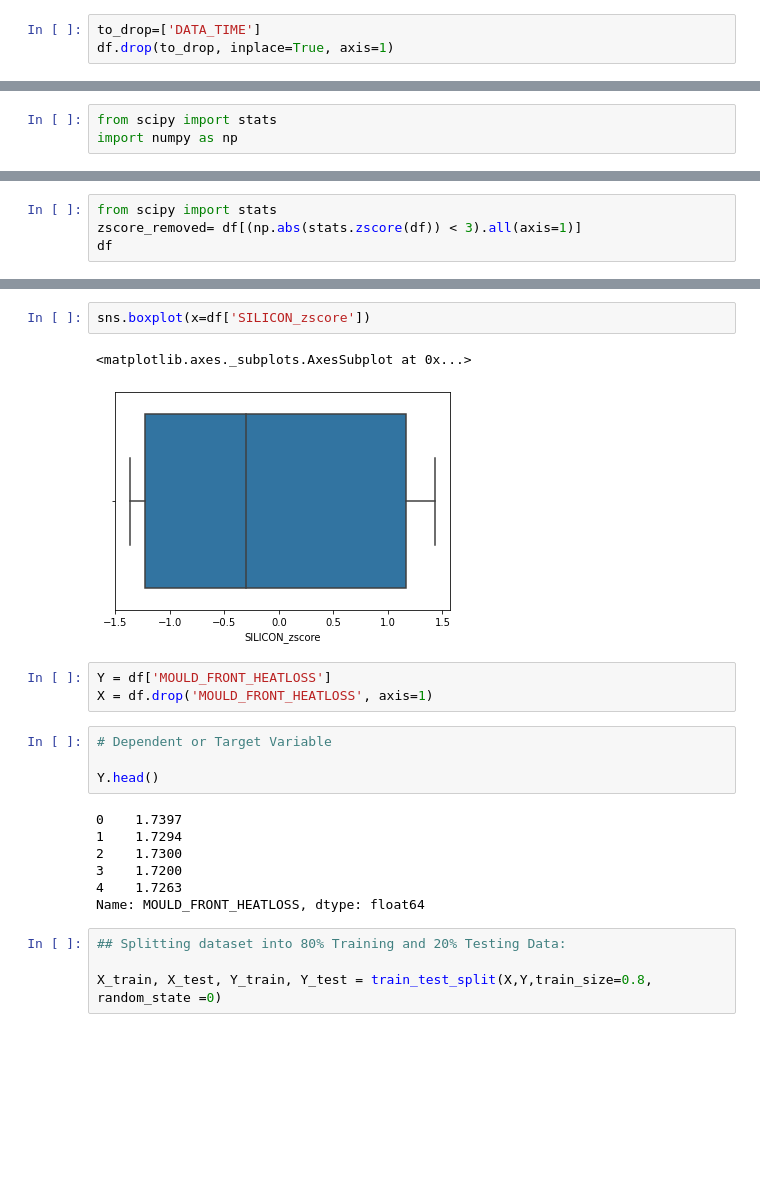
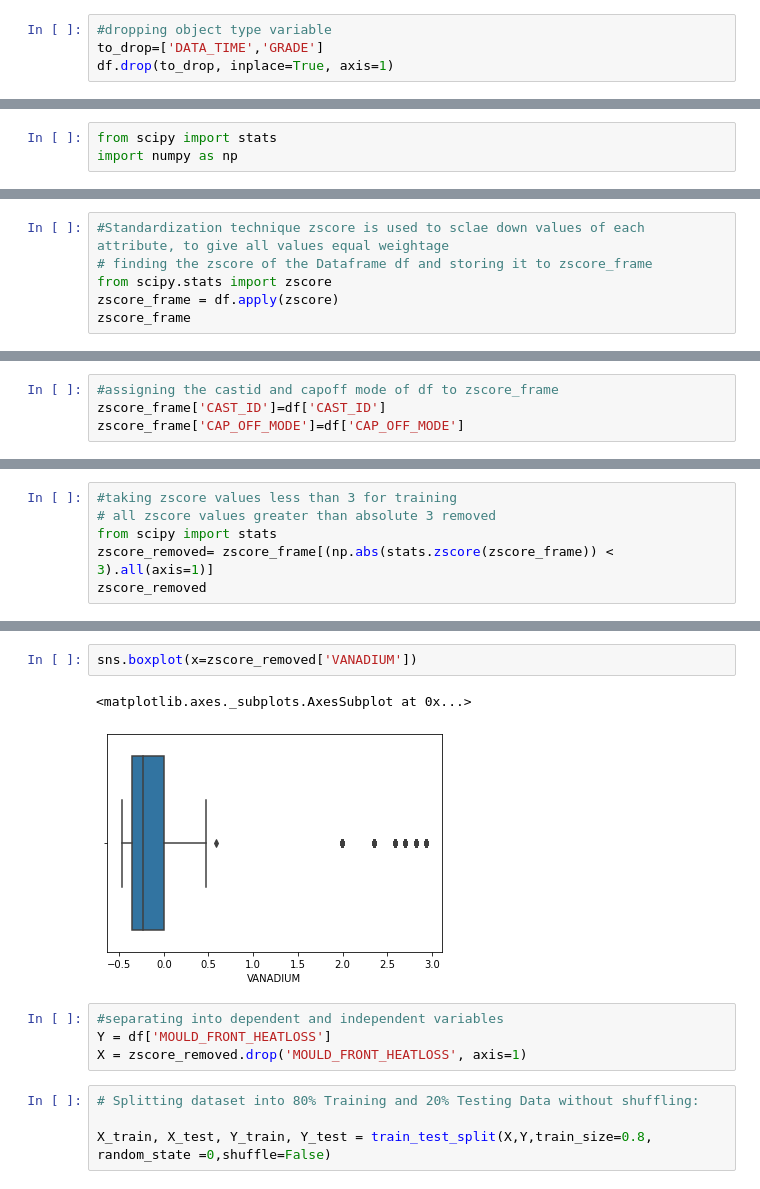
Before and after one commit to joannejuneie/Prediction_of_heat_flux, a Jupyter notebook: Heat_flux.ipynb, the cells around one changed output, grey strips where cells are left out. Drawn from its saved outputs; the diff is of its cells as text; blank space fills up the shorter version.

```diff
--- a/Heat_flux.ipynb
+++ b/Heat_flux.ipynb
@@ -124,3 +140,4 @@ dtype: object
 # %%
-to_drop=['DATA_TIME']
+#dropping object type variable
+to_drop=['DATA_TIME','GRADE']
 df.drop(to_drop, inplace=True, axis=1)
@@ -151,0 +147,6 @@ df.apply(zscore)
+# %%
+#Standardization technique zscore is used to sclae down values of each attribute, to give all values equal weightage
+# finding the zscore of the Dataframe df and storing it to zscore_frame
+from scipy.stats import zscore
+zscore_frame = df.apply(zscore)
+zscore_frame
@@ -151,0 +171,4 @@ df.apply(zscore)
+# %%
+#assigning the castid and capoff mode of df to zscore_frame
+zscore_frame['CAST_ID']=df['CAST_ID']
+zscore_frame['CAP_OFF_MODE']=df['CAP_OFF_MODE']
@@ -177,5 +206,7 @@ df
 # %%
+#taking zscore values less than 3 for training
+# all zscore values greater than absolute 3 removed
 from scipy import stats
-zscore_removed= df[(np.abs(stats.zscore(df)) < 3).all(axis=1)]
-df
+zscore_removed= zscore_frame[(np.abs(stats.zscore(zscore_frame)) < 3).all(axis=1)]
+zscore_removed
 # %% [output]
@@ -202,26 +226,16 @@ df[(np.abs(stats.zscore(df)) > 3).all(axis=1)]
 # %%
-sns.boxplot(x=df['SILICON_zscore'])
+sns.boxplot(x=zscore_removed['VANADIUM'])
 # %% [output]
 <matplotlib.axes._subplots.AxesSubplot at 0x...>
-[figure, old version]
+[figure, new version]
 # %%
+#separating into dependent and independent variables
 Y = df['MOULD_FRONT_HEATLOSS']
-X = df.drop('MOULD_FRONT_HEATLOSS', axis=1)
+X = zscore_removed.drop('MOULD_FRONT_HEATLOSS', axis=1)
-# %%
-# Dependent or Target Variable
-
-Y.head()
-# %% [output]
-0    1.7397
-1    1.7294
-2    1.7300
-3    1.7200
-4    1.7263
-Name: MOULD_FRONT_HEATLOSS, dtype: float64
 # %%
-## Splitting dataset into 80% Training and 20% Testing Data:
+# Splitting dataset into 80% Training and 20% Testing Data without shuffling:
 
-X_train, X_test, Y_train, Y_test = train_test_split(X,Y,train_size=0.8, random_state =0)
+X_train, X_test, Y_train, Y_test = train_test_split(X,Y,train_size=0.8, random_state =0,shuffle=False)
 # %%
 from sklearn.linear_model import LinearRegression
 ml= LinearRegression()
```
Also changed, not shown: parts of 42 cells of this notebook.
